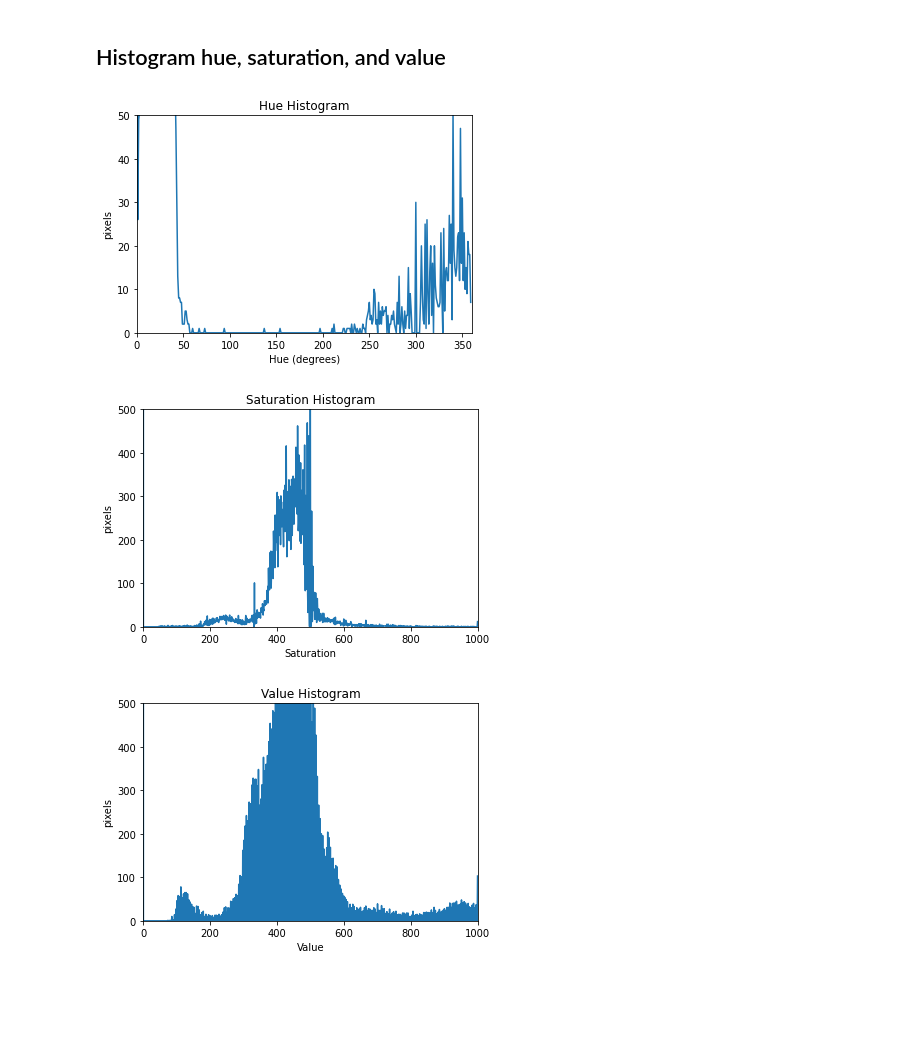
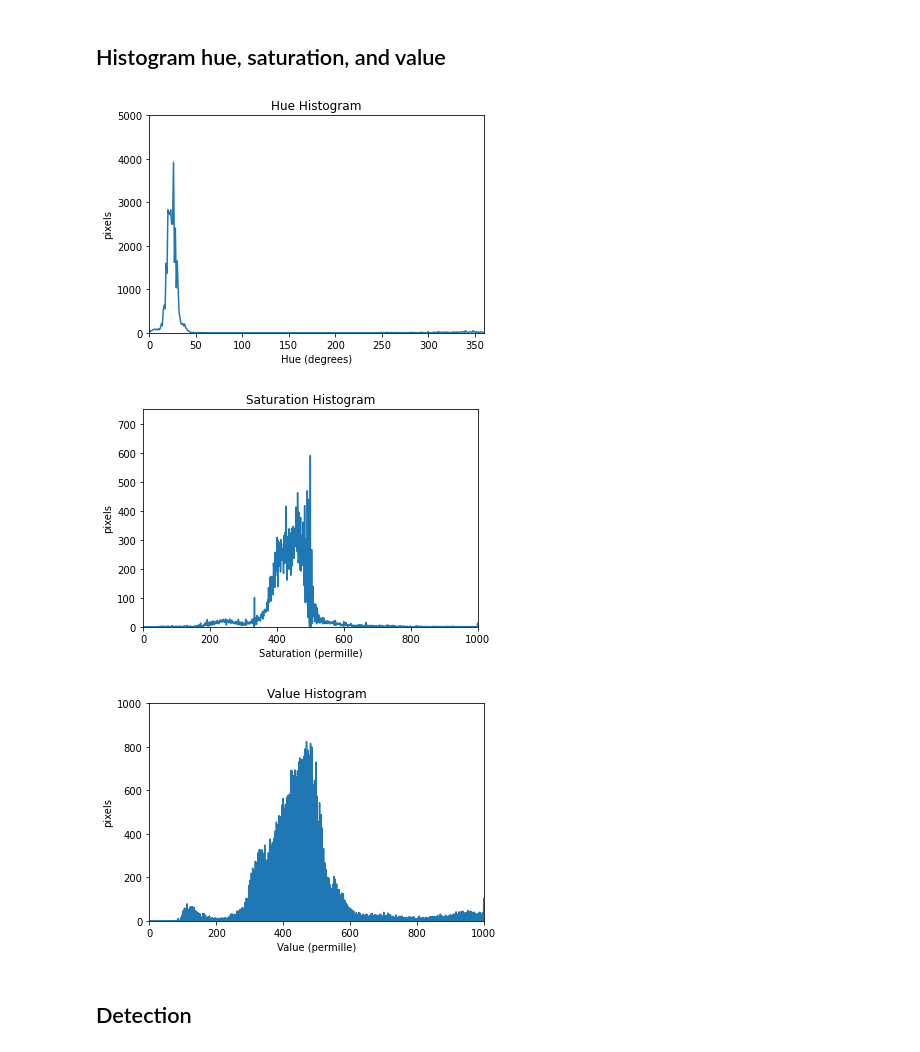
Before and after one commit to Beepbloop/lane_detection, a Jupyter notebook: EntireProcess.ipynb, the cells around one changed output. Saved outputs shown, nothing was run; the diff lists cells and outputs as text; code cells hidden in the pictures; blank space fills up the shorter version.

```diff
--- a/EntireProcess.ipynb
+++ b/EntireProcess.ipynb
@@ -515,48 +519,74 @@ plt.show()
 # %% [markdown]
 ## Histogram hue, saturation, and value
 # %%
-maxHueValue = int(np.amax(hueImg)) + 1
+#use only the cropped section
+croppedHue = []
+for x, row in enumerate(colorMask):
+        for y, col in enumerate(row):
+            if colorMask[x][y][0] == 255:
+                croppedHue.append(hueImg[x][y])
+croppedHue = np.array(croppedHue)
 
-hueHistogram, hueBinEdges = np.histogram(hueImg, bins=maxHueValue, range=(0,maxHueValue))
+maxHueValue = int(np.amax(croppedHue)) + 1
+
+hueHistogram, hueBinEdges = np.histogram(croppedHue, bins=maxHueValue, range=(0,maxHueValue))
 # configure and draw the histogram figure
 plt.figure()
 plt.title("Hue Histogram")
 plt.xlabel("Hue (degrees)")
 plt.ylabel("pixels")
 plt.xlim([0, maxHueValue])
-plt.ylim([0, 50]) # must be changed manually after generating once for better visual analysis
+plt.ylim([0, 5000]) # must be changed manually after generating once for better visual analysis
 
 plt.plot(hueBinEdges[0:-1], hueHistogram)  # <- or here
 plt.show()
 
-maxSatValue = int(np.amax(satImg)) + 1
+#use only the cropped section
+croppedSat = []
+for x, row in enumerate(colorMask):
+        for y, col in enumerate(row):
+            if colorMask[x][y][0] == 255:
+                croppedSat.append(satImg[x][y])
+croppedSat = np.array(croppedSat)
 
-satHistogram, satBinEdges = np.histogram(satImg, bins=maxSatValue, range=(0,maxSatValue))
+maxSatValue = int(np.amax(croppedSat)) + 1
+
+satHistogram, satBinEdges = np.histogram(croppedSat, bins=maxSatValue, range=(0,maxSatValue))
 # configure and draw the histogram figure
 plt.figure()
 plt.title("Saturation Histogram")
 plt.xlabel("Saturation (permille)")
 plt.ylabel("pixels")
 plt.xlim([0, maxSatValue])
-plt.ylim([0, 500]) # must be changed manually after generating once for better visual analysis
+plt.ylim([0, 750]) # must be changed manually after generating once for better visual analysis
 
 plt.plot(satBinEdges[0:-1], satHistogram)  # <- or here
 plt.show()
 
-maxValValue = int(np.amax(valImg)) + 1
+#use only the cropped section
+croppedVal = []
+for x, row in enumerate(colorMask):
+        for y, col in enumerate(row):
+            if colorMask[x][y][0] == 255:
+                croppedVal.append(valImg[x][y])
+croppedVal = np.array(croppedVal)
 
-valHistogram, valBinEdges = np.histogram(valImg, bins=maxValValue, range=(0,maxValValue))
+maxValValue = int(np.amax(croppedVal)) + 1
+
+valHistogram, valBinEdges = np.histogram(croppedVal, bins=maxValValue, range=(0,maxValValue))
 # configure and draw the histogram figure
 plt.figure()
 plt.title("Value Histogram")
 plt.xlabel("Value (permille)")
 plt.ylabel("pixels")
 plt.xlim([0, maxValValue])
-plt.ylim([0, 500]) # must be changed manually after generating once for better visual analysis
+plt.ylim([0, 1000]) # must be changed manually after generating once for better visual analysis
 
 plt.plot(valBinEdges[0:-1], valHistogram)  # <- or here
 plt.show()
 # %% [output]
-[figure, old version]
+[figure, new version]
-[figure, old version]
+[figure, new version]
-[figure, old version]
+[figure, new version]
+# %% [markdown]
+## Detection
```
Also changed, not shown: parts of 5 cells of this notebook.
